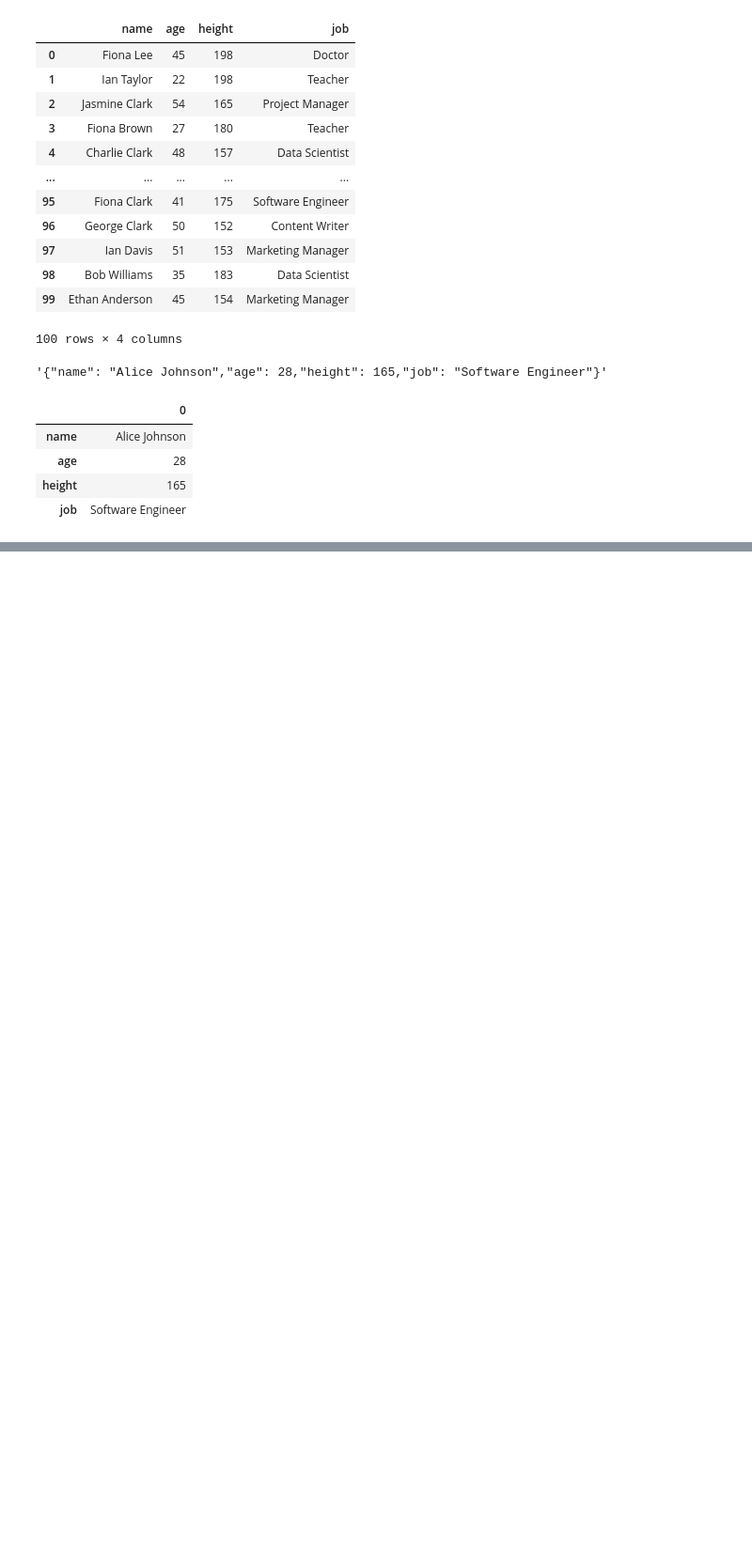
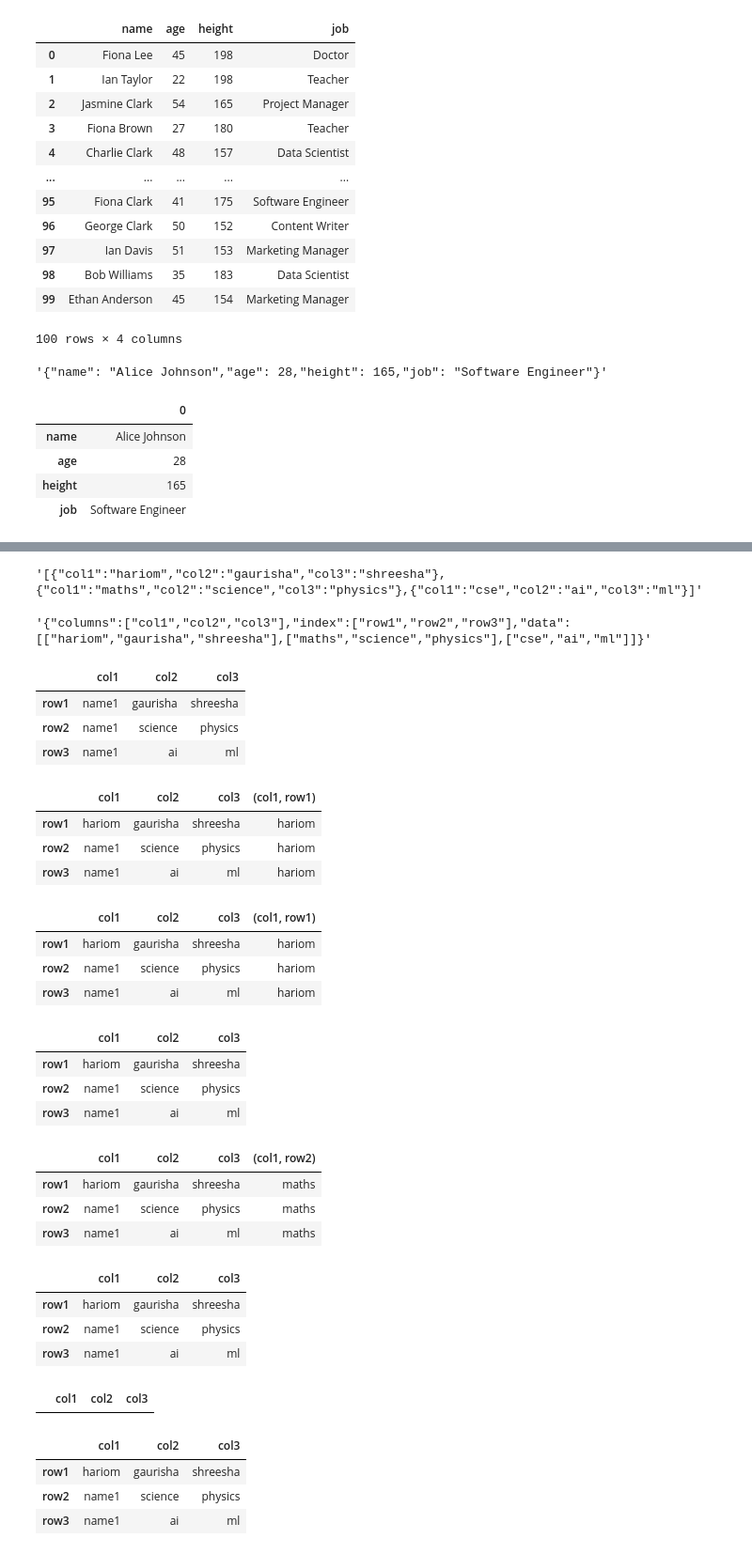
Before and after one commit to hariom-hub/pandas, a Jupyter notebook: json_IO.ipynb, the cells around one changed output, grey strips where cells are left out. Shown: that part at 94% size. Cells and saved outputs as stored; diff of their text form; code cells hidden in the pictures; blank space fills up the shorter version.

```diff
--- a/json_IO.ipynb
+++ b/json_IO.ipynb
@@ -56,0 +65,2 @@ jsonData
+# %%
+df2 = pd.DataFrame([['hariom','gaurisha','shreesha'],['maths','science','physics'],['cse','ai','ml']],index=['row1','row2','row3'],columns=['col1','col2','col3'])
@@ -56,0 +86,26 @@ jsonData
+# %%
+df2.to_json(orient='records')
+# %% [output]
+'[{"col1":"hariom","col2":"gaurisha","col3":"shreesha"},{"col1":"maths","col2":"science","col3":"physics"},{"col1":"cse","col2":"ai","col3":"ml"}]'
+# %%
+df2.to_json(orient='split')
+# %% [output]
+'{"columns":["col1","col2","col3"],"index":["row1","row2","row3"],"data":[["hariom","gaurisha","shreesha"],["maths","science","physics"],["cse","ai","ml"]]}'
+# %%
+df2['col1'] = 'name1'
+# %%
+df2
+# %% [output]
+|  | col1 | col2 | col3 |
+| row1 | name1 | gaurisha | shreesha |
+| row2 | name1 | science | physics |
+| row3 | name1 | ai | ml |
+# %%
+df2['col1','row1'] = 'hariom'
+# %%
+df2
+# %% [output]
+|  | col1 | col2 | col3 | (col1, row1) |
+| row1 | hariom | gaurisha | shreesha | hariom |
+| row2 | name1 | science | physics | hariom |
+| row3 | name1 | ai | ml | hariom |
@@ -56,0 +114,7 @@ jsonData
+# %%
+df2
+# %% [output]
+|  | col1 | col2 | col3 | (col1, row1) |
+| row1 | hariom | gaurisha | shreesha | hariom |
+| row2 | name1 | science | physics | hariom |
+| row3 | name1 | ai | ml | hariom |
@@ -56,0 +123,7 @@ jsonData
+# %%
+df2
+# %% [output]
+|  | col1 | col2 | col3 |
+| row1 | hariom | gaurisha | shreesha |
+| row2 | name1 | science | physics |
+| row3 | name1 | ai | ml |
@@ -56,0 +132,7 @@ jsonData
+# %%
+df2
+# %% [output]
+|  | col1 | col2 | col3 | (col1, row2) |
+| row1 | hariom | gaurisha | shreesha | maths |
+| row2 | name1 | science | physics | maths |
+| row3 | name1 | ai | ml | maths |
@@ -56,0 +141,18 @@ jsonData
+# %%
+df2
+# %% [output]
+|  | col1 | col2 | col3 |
+| row1 | hariom | gaurisha | shreesha |
+| row2 | name1 | science | physics |
+| row3 | name1 | ai | ml |
+# %%
+df2['row1':'col1']
+# %% [output]
+|  | col1 | col2 | col3 |
+# %%
+df2
+# %% [output]
+|  | col1 | col2 | col3 |
+| row1 | hariom | gaurisha | shreesha |
+| row2 | name1 | science | physics |
+| row3 | name1 | ai | ml |
```
Also changed, not shown: parts of 36 cells of this notebook.
